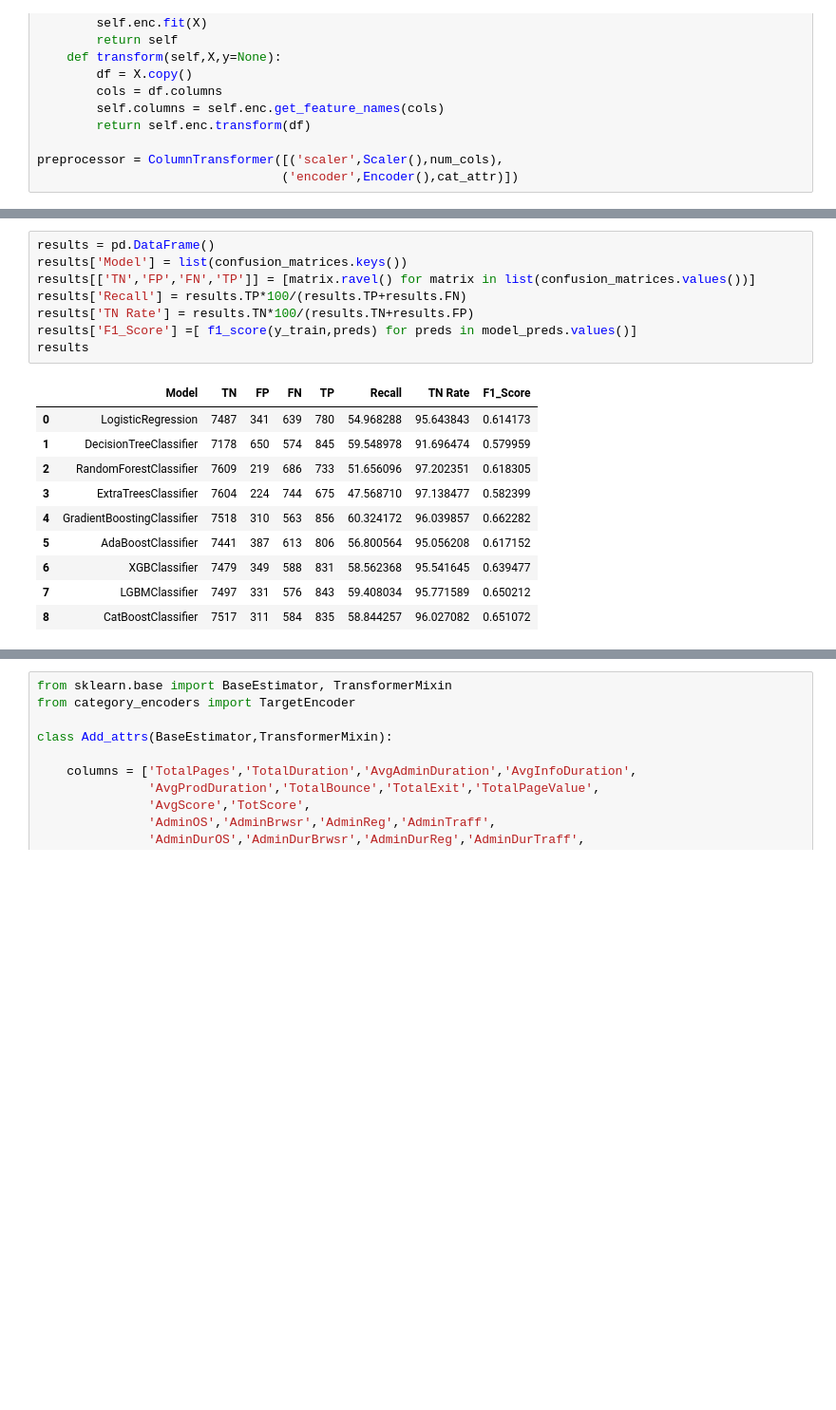
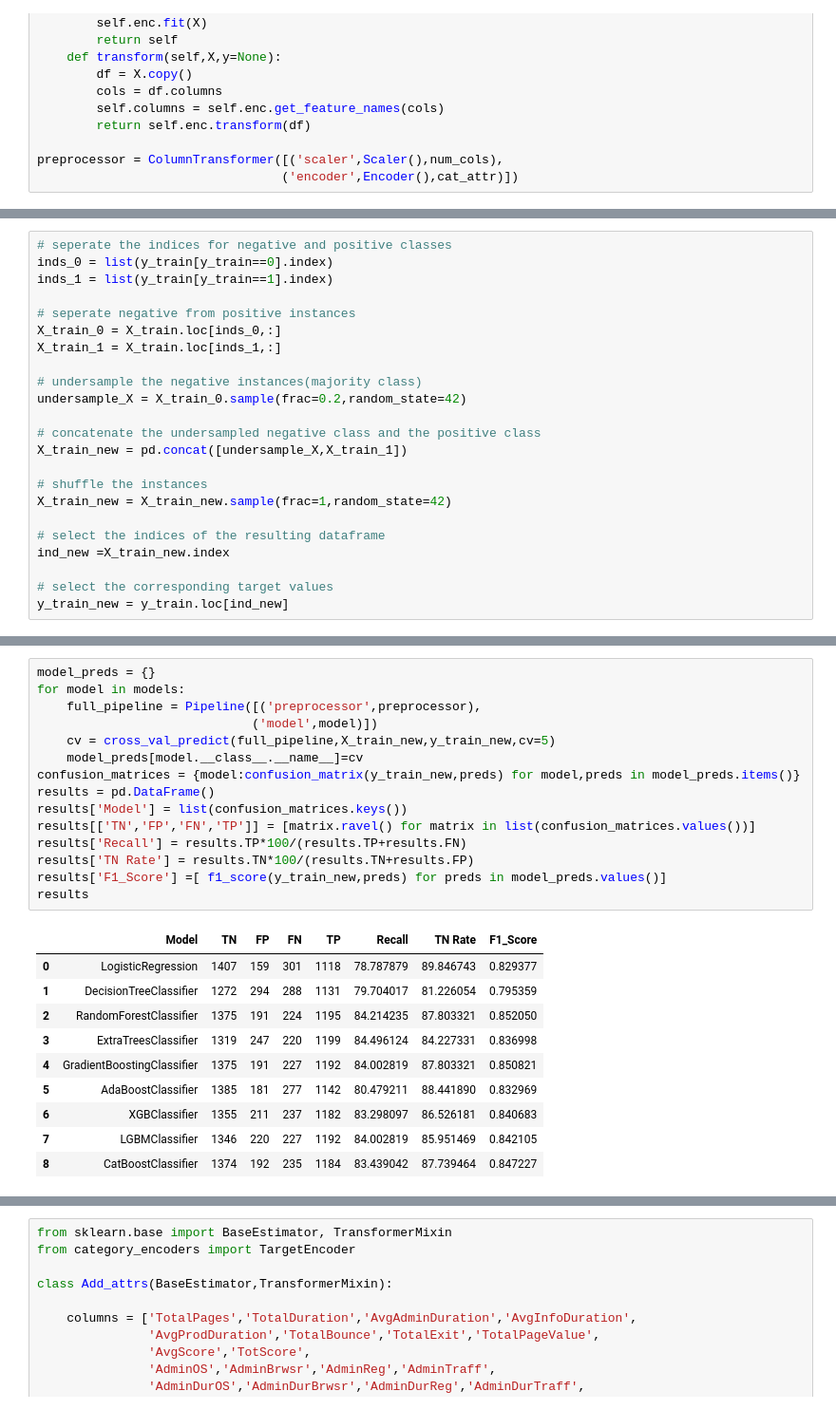
Before and after one commit to hassan-ademola/shopping_intention, a Jupyter notebook: notebook.ipynb, the cells around one changed output, grey strips where cells are left out. Shown at 95% size. Saved outputs shown, nothing was run; the diff lists cells and outputs as text; blank space fills up the shorter version.

Commit message:
undersampled majority class and added conclusion

```diff
--- a/notebook.ipynb
+++ b/notebook.ipynb
@@ -502,0 +518,23 @@ confusion_matrices = {model:confusion_matrix(y_train,preds) for model,preds in m
+# %%
+# seperate the indices for negative and positive classes
+inds_0 = list(y_train[y_train==0].index)
+inds_1 = list(y_train[y_train==1].index)
+
+# seperate negative from positive instances
+X_train_0 = X_train.loc[inds_0,:]
+X_train_1 = X_train.loc[inds_1,:]
+
+# undersample the negative instances(majority class)
+undersample_X = X_train_0.sample(frac=0.2,random_state=42)
+
+# concatenate the undersampled negative class and the positive class
+X_train_new = pd.concat([undersample_X,X_train_1])
+
+# shuffle the instances
+X_train_new = X_train_new.sample(frac=1,random_state=42)
+
+# select the indices of the resulting dataframe
+ind_new =X_train_new.index
+
+# select the corresponding target values
+y_train_new = y_train.loc[ind_new]
@@ -503,20 +545,27 @@ confusion_matrices = {model:confusion_matrix(y_train,preds) for model,preds in m
 # %%
+model_preds = {}
+for model in models:
+    full_pipeline = Pipeline([('preprocessor',preprocessor),
+                             ('model',model)])
+    cv = cross_val_predict(full_pipeline,X_train_new,y_train_new,cv=5)
+    model_preds[model.__class__.__name__]=cv
+confusion_matrices = {model:confusion_matrix(y_train_new,preds) for model,preds in model_preds.items()}
 results = pd.DataFrame()
 results['Model'] = list(confusion_matrices.keys())
 results[['TN','FP','FN','TP']] = [matrix.ravel() for matrix in list(confusion_matrices.values())]
 results['Recall'] = results.TP*100/(results.TP+results.FN)
 results['TN Rate'] = results.TN*100/(results.TN+results.FP)
-results['F1_Score'] =[ f1_score(y_train,preds) for preds in model_preds.values()]
+results['F1_Score'] =[ f1_score(y_train_new,preds) for preds in model_preds.values()]
 results
 # %% [output]
 |  | Model | TN | FP | FN | TP | Recall | TN Rate | F1_Score |
-| 0 | LogisticRegression | 7487 | 341 | 639 | 780 | 54.968288 | 95.643843 | 0.614173 |
-| 1 | DecisionTreeClassifier | 7178 | 650 | 574 | 845 | 59.548978 | 91.696474 | 0.579959 |
-| 2 | RandomForestClassifier | 7609 | 219 | 686 | 733 | 51.656096 | 97.202351 | 0.618305 |
-| 3 | ExtraTreesClassifier | 7604 | 224 | 744 | 675 | 47.568710 | 97.138477 | 0.582399 |
-| 4 | GradientBoostingClassifier | 7518 | 310 | 563 | 856 | 60.324172 | 96.039857 | 0.662282 |
-| 5 | AdaBoostClassifier | 7441 | 387 | 613 | 806 | 56.800564 | 95.056208 | 0.617152 |
-| 6 | XGBClassifier | 7479 | 349 | 588 | 831 | 58.562368 | 95.541645 | 0.639477 |
-| 7 | LGBMClassifier | 7497 | 331 | 576 | 843 | 59.408034 | 95.771589 | 0.650212 |
-| 8 | CatBoostClassifier | 7517 | 311 | 584 | 835 | 58.844257 | 96.027082 | 0.651072 |
+| 0 | LogisticRegression | 1407 | 159 | 301 | 1118 | 78.787879 | 89.846743 | 0.829377 |
+| 1 | DecisionTreeClassifier | 1272 | 294 | 288 | 1131 | 79.704017 | 81.226054 | 0.795359 |
+| 2 | RandomForestClassifier | 1375 | 191 | 224 | 1195 | 84.214235 | 87.803321 | 0.852050 |
+| 3 | ExtraTreesClassifier | 1319 | 247 | 220 | 1199 | 84.496124 | 84.227331 | 0.836998 |
+| 4 | GradientBoostingClassifier | 1375 | 191 | 227 | 1192 | 84.002819 | 87.803321 | 0.850821 |
+| 5 | AdaBoostClassifier | 1385 | 181 | 277 | 1142 | 80.479211 | 88.441890 | 0.832969 |
+| 6 | XGBClassifier | 1355 | 211 | 237 | 1182 | 83.298097 | 86.526181 | 0.840683 |
+| 7 | LGBMClassifier | 1346 | 220 | 227 | 1192 | 84.002819 | 85.951469 | 0.842105 |
+| 8 | CatBoostClassifier | 1374 | 192 | 235 | 1184 | 83.439042 | 87.739464 | 0.847227 |
 # %% [markdown]
```
Also changed, not shown: parts of 37 cells of this notebook.
